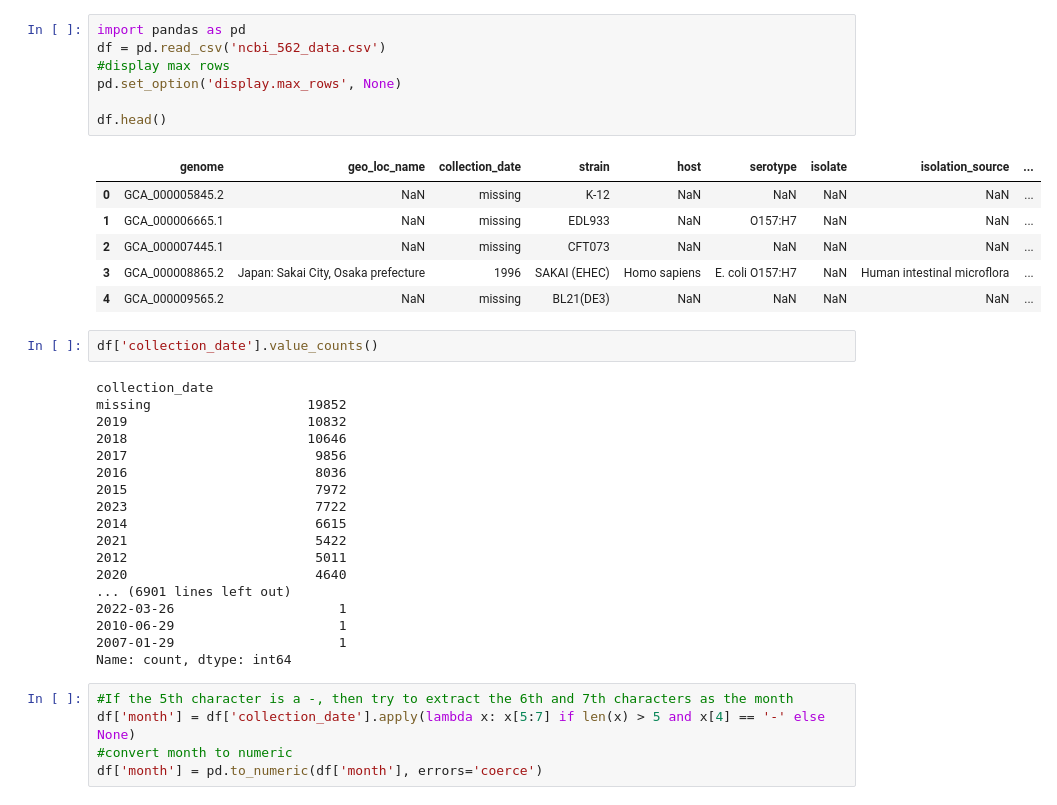
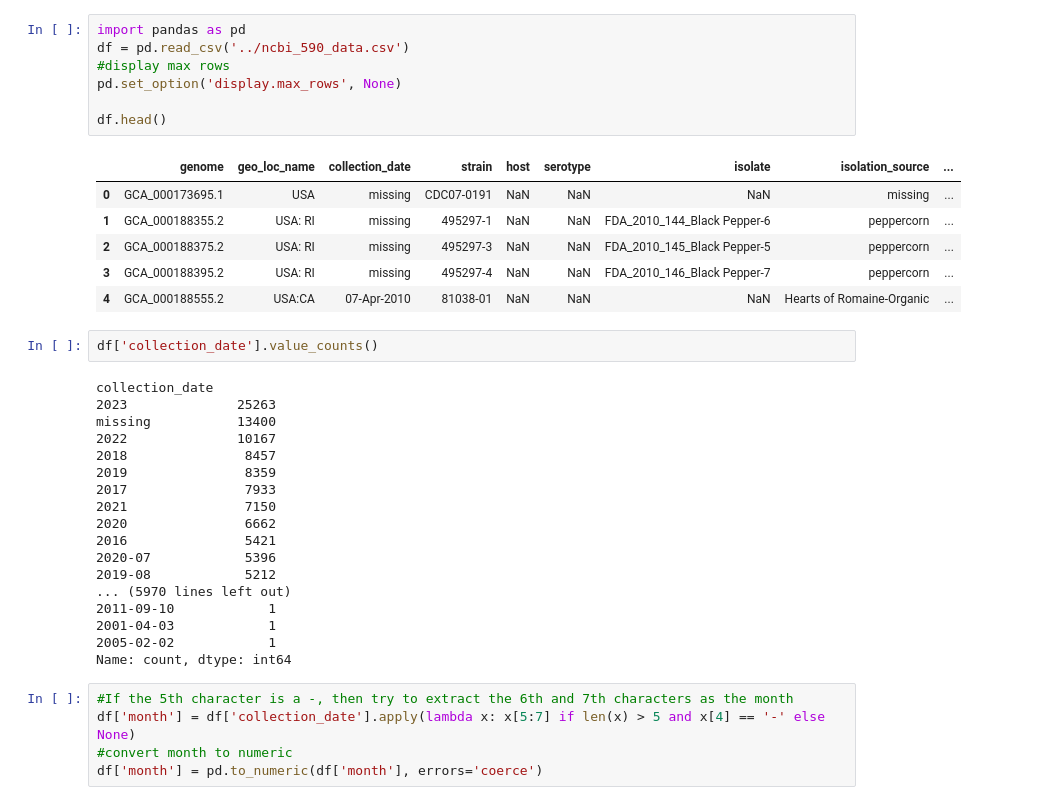
Before and after one commit to 52738592625/EpiNCBI_V1, a Jupyter notebook: dev/extract_month.ipynb, the cells around one changed output. Saved outputs shown, nothing was run; the diff lists cells and outputs as text.

```diff
--- a/dev/extract_month.ipynb
+++ b/dev/extract_month.ipynb
@@ -1,36 +1,36 @@
 # %%
 import pandas as pd
-df = pd.read_csv('ncbi_562_data.csv')
+df = pd.read_csv('../ncbi_590_data.csv')
 #display max rows
 pd.set_option('display.max_rows', None)
 
 df.head()
 # %% [output]
 |  | genome | geo_loc_name | collection_date | strain | host | serotype | isolate | isolation_source | ... |
-| 0 | GCA_000005845.2 | NaN | missing | K-12 | NaN | NaN | NaN | NaN | ... |
-| 1 | GCA_000006665.1 | NaN | missing | EDL933 | NaN | O157:H7 | NaN | NaN | ... |
-| 2 | GCA_000007445.1 | NaN | missing | CFT073 | NaN | NaN | NaN | NaN | ... |
-| 3 | GCA_000008865.2 | Japan: Sakai City, Osaka prefecture | 1996 | SAKAI (EHEC) | Homo sapiens | E. coli O157:H7 | NaN | Human intestinal microflora | ... |
-| 4 | GCA_000009565.2 | NaN | missing | BL21(DE3) | NaN | NaN | NaN | NaN | ... |
+| 0 | GCA_000173695.1 | USA | missing | CDC07-0191 | NaN | NaN | NaN | missing | ... |
+| 1 | GCA_000188355.2 | USA: RI | missing | 495297-1 | NaN | NaN | FDA_2010_144_Black Pepper-6 | peppercorn | ... |
+| 2 | GCA_000188375.2 | USA: RI | missing | 495297-3 | NaN | NaN | FDA_2010_145_Black Pepper-5 | peppercorn | ... |
+| 3 | GCA_000188395.2 | USA: RI | missing | 495297-4 | NaN | NaN | FDA_2010_146_Black Pepper-7 | peppercorn | ... |
+| 4 | GCA_000188555.2 | USA:CA | 07-Apr-2010 | 81038-01 | NaN | NaN | NaN | Hearts of Romaine-Organic | ... |
 # %%
 df['collection_date'].value_counts()
 # %% [output]
 collection_date
-missing                    19852
-2019                       10832
-2018                       10646
-2017                        9856
-2016                        8036
-2015                        7972
-2023                        7722
-2014                        6615
-2021                        5422
-2012                        5011
-2020                        4640
-... (6901 lines left out)
-2022-03-26                     1
-2010-06-29                     1
-2007-01-29                     1
+2023              25263
+missing           13400
+2022              10167
+2018               8457
+2019               8359
+2017               7933
+2021               7150
+2020               6662
+2016               5421
+2020-07            5396
+2019-08            5212
+... (5970 lines left out)
+2011-09-10            1
+2001-04-03            1
+2005-02-02            1
 Name: count, dtype: int64
 # %%
 #If the 5th character is a -, then try to extract the 6th and 7th characters as the month
```
Also changed, not shown: parts of 1 cell of this notebook, 20 other files.
